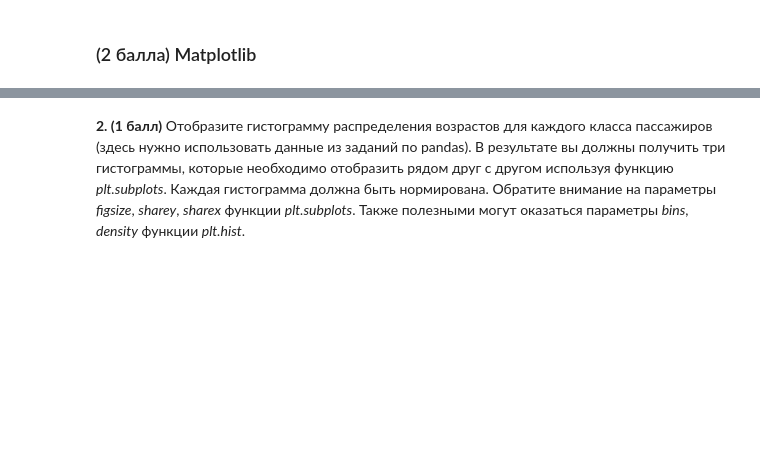
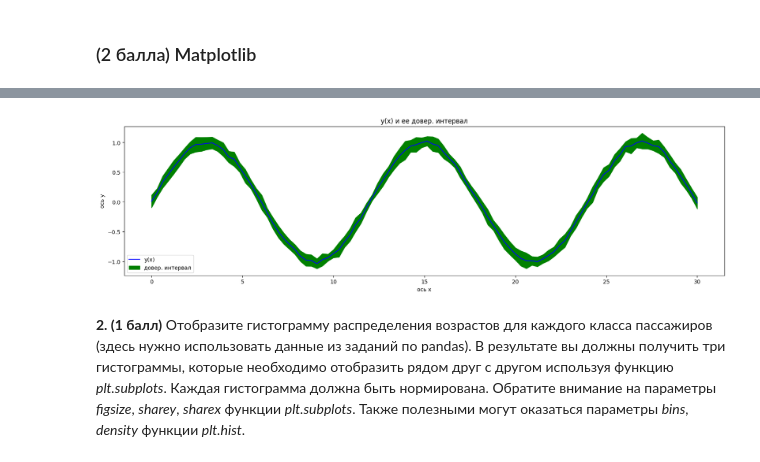
Before and after one commit to KAlina28/The-basics-of-Bayesian-inference, a Jupyter notebook: homework/hw1/HW1_numpy_pandas_pr.ipynb, the cells around one changed output, grey strips where cells are left out. Saved outputs shown, nothing was run; the diff lists cells and outputs as text; code cells hidden in the pictures; blank space fills up the shorter version.

```diff
--- a/homework/hw1/HW1_numpy_pandas_pr.ipynb
+++ b/homework/hw1/HW1_numpy_pandas_pr.ipynb
@@ -387,10 +456,25 @@ import pandas as pd
 
 **1. (1 балл)** Используя функцию *gen_uncertain_data* для генерации выборки, отобразите на графике синим цветом функцию *y(x)*, а также ее доверительный интервал в виде закрашенной зеленым цветом области от *y[i] - error[i]* до *y[i] + error[i]*. Полезной может оказаться функция *fill_between*.
 # %%
+import matplotlib.pyplot as plt
+
 def gen_uncertain_data():
         x = np.linspace(0, 30, 100)
         y = np.sin(x/6*np.pi) + np.random.normal(0, 0.02, size=x.shape)
         error = np.random.normal(0.1, 0.02, size=y.shape)
         return x, y, error
+
+
+x, y, err = gen_uncertain_data()
+plt.figure(figsize=(20, 5))
+plt.plot(x, y, color='blue', label='y(x)')
+plt.fill_between(x, y - err, y + err, color='green', label='довер. интервал')
+plt.title('y(x) и ее довер. интервал')
+plt.xlabel('ось x')
+plt.ylabel('ось y')
+plt.legend()
+plt.show()
+# %% [output]
+[figure, added]
 # %% [markdown]
 **2. (1 балл)** Отобразите гистограмму распределения возрастов для каждого класса пассажиров (здесь нужно использовать данные из заданий по pandas). В результате вы должны получить три гистограммы, которые необходимо отобразить рядом друг с другом используя функцию *plt.subplots*. Каждая гистограмма должна быть нормирована. Обратите внимание на параметры *figsize*, *sharey*, *sharex* функции *plt.subplots*. Также полезными могут оказаться параметры *bins*, *density* функции *plt.hist*.
```
Also changed, not shown: parts of 5 cells of this notebook.
